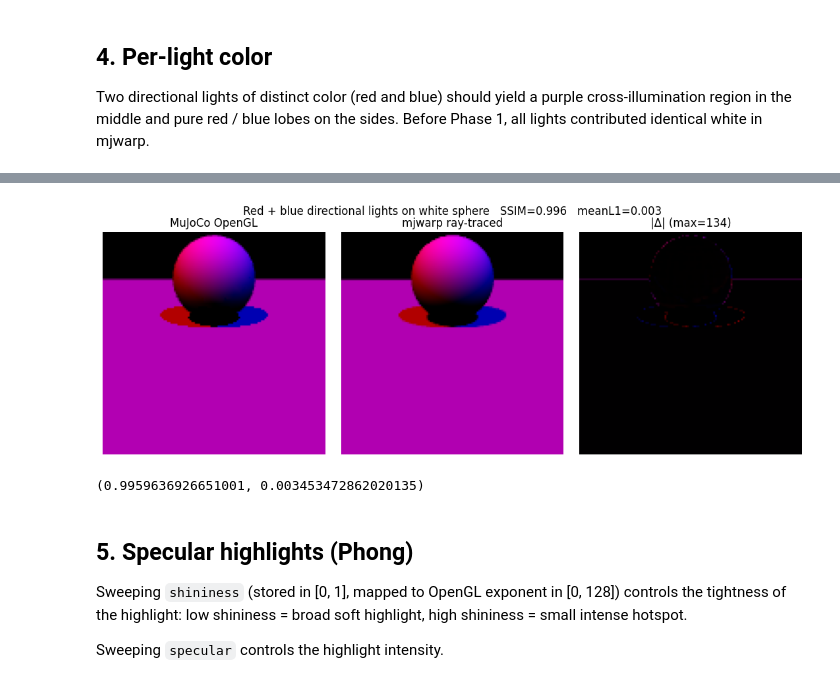
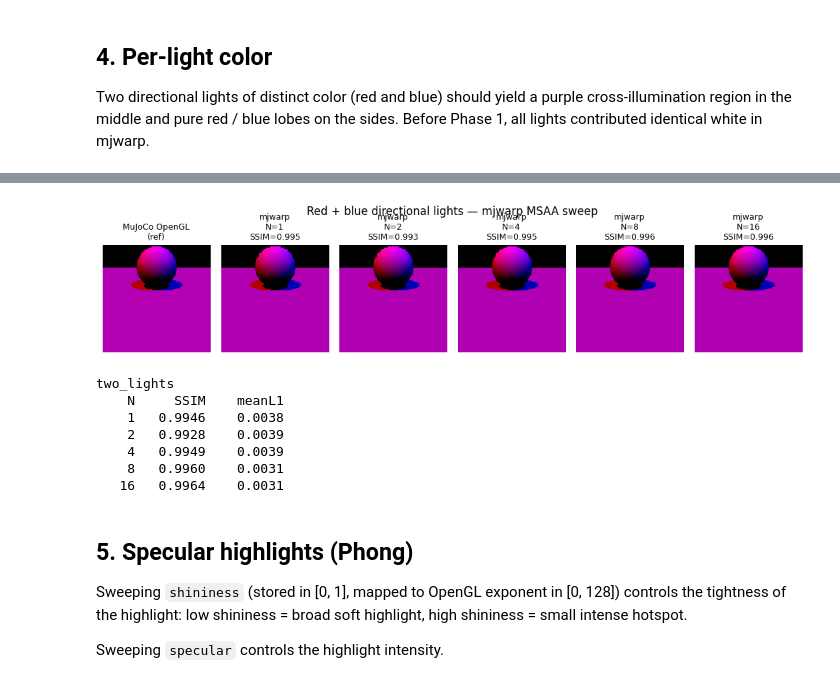
Before and after one commit to mhasek/mujoco_warp, a Jupyter notebook: notebooks/renderer_parity.ipynb, the cells around one changed output, grey strips where cells are left out. Saved outputs shown, nothing was run; the diff lists cells and outputs as text; code cells hidden in the pictures.

```diff
--- a/notebooks/renderer_parity.ipynb
+++ b/notebooks/renderer_parity.ipynb
@@ -332,5 +437,6 @@ TWO_LIGHTS_XML = """
 """
 
 mjm = mujoco.MjModel.from_xml_string(TWO_LIGHTS_XML)
-compare_renders("Red + blue directional lights on white sphere", mjm)
+results = msaa_sweep_grid("Red + blue directional lights — mjwarp MSAA sweep", mjm, w=96, h=96)
+msaa_sweep_table("two_lights", results)
 # %% [output]
@@ -338,5 +448,11 @@ Module render__locals___render_megakernel_ebfe7364 eb38345 load on device 'cpu'
-[figure, old version]
+[figure, new version]
-(0.9959636926651001, 0.003453472862020135)
+two_lights
+    N     SSIM    meanL1
+    1   0.9946    0.0038
+    2   0.9928    0.0039
+    4   0.9949    0.0039
+    8   0.9960    0.0031
+   16   0.9964    0.0031
 # %% [markdown]
 ## 5. Specular highlights (Phong)
 
```
Also changed, not shown: parts of 25 cells of this notebook.
